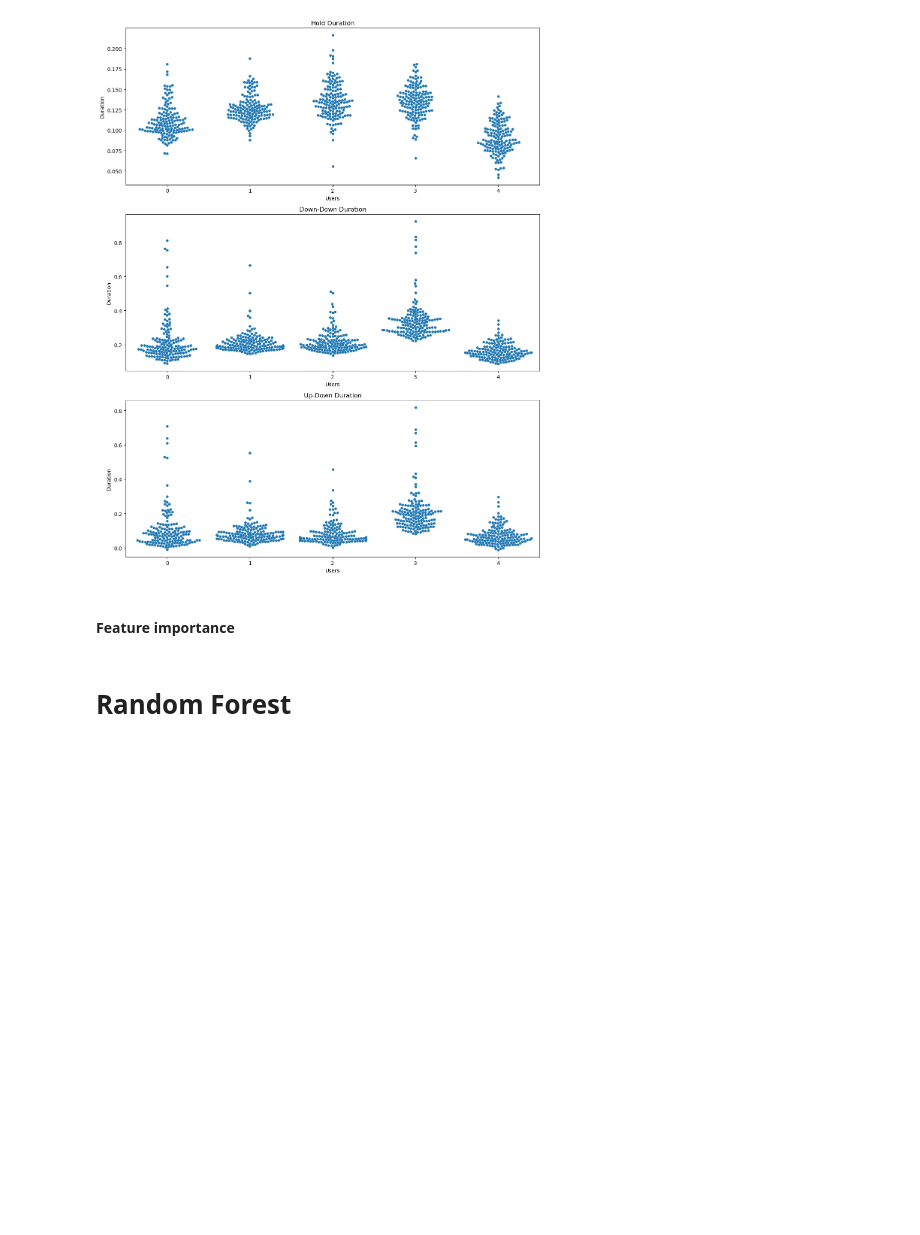
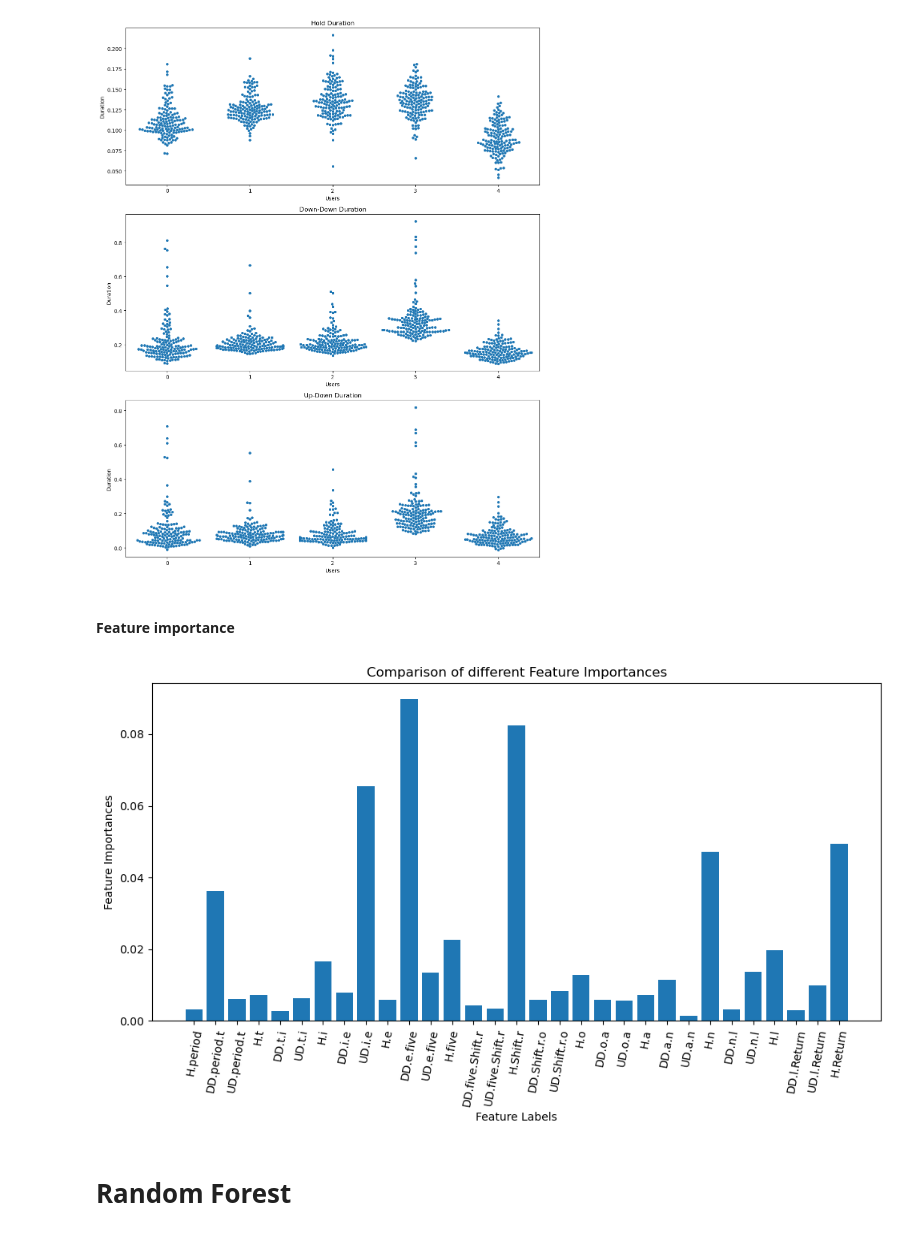
Before and after one commit to zuza571/Biometrics, a Jupyter notebook: Keystroke/keystrokeDynamics.ipynb, the cells around one changed output. Drawn from its saved outputs; the diff is of its cells as text; code cells hidden in the pictures; blank space fills up the shorter version.

Commit message:
added other metrics and diagrams

```diff
--- a/Keystroke/keystrokeDynamics.ipynb
+++ b/Keystroke/keystrokeDynamics.ipynb
@@ -125,22 +98,24 @@ plt.show()
 # %%
 from sklearn.ensemble import ExtraTreesClassifier
 extra_tree_forest = ExtraTreesClassifier(n_estimators = 5, criterion ='entropy', max_features = 30)
 
 extra_tree_forest.fit(X, y)
 
 feature_importance = extra_tree_forest.feature_importances_
 
 feature_importance_normalized = np.std([tree.feature_importances_ for tree in extra_tree_forest.estimators_], axis = 0)
 
 plt.figure(figsize=(10, 6))
 plt.bar(X.columns, feature_importance_normalized)
-plt.xticks(rotation=70)
+plt.xticks(rotation=80)
 
 plt.xlabel('Feature Labels')
 plt.ylabel('Feature Importances')
 plt.title('Comparison of different Feature Importances')
 plt.tight_layout()
 plt.show()
+# %% [output]
+[figure, added]
 # %% [markdown]
 # **Random Forest**
 # %% [markdown]
```
Also changed, not shown: parts of 18 cells of this notebook, 3 other files.
